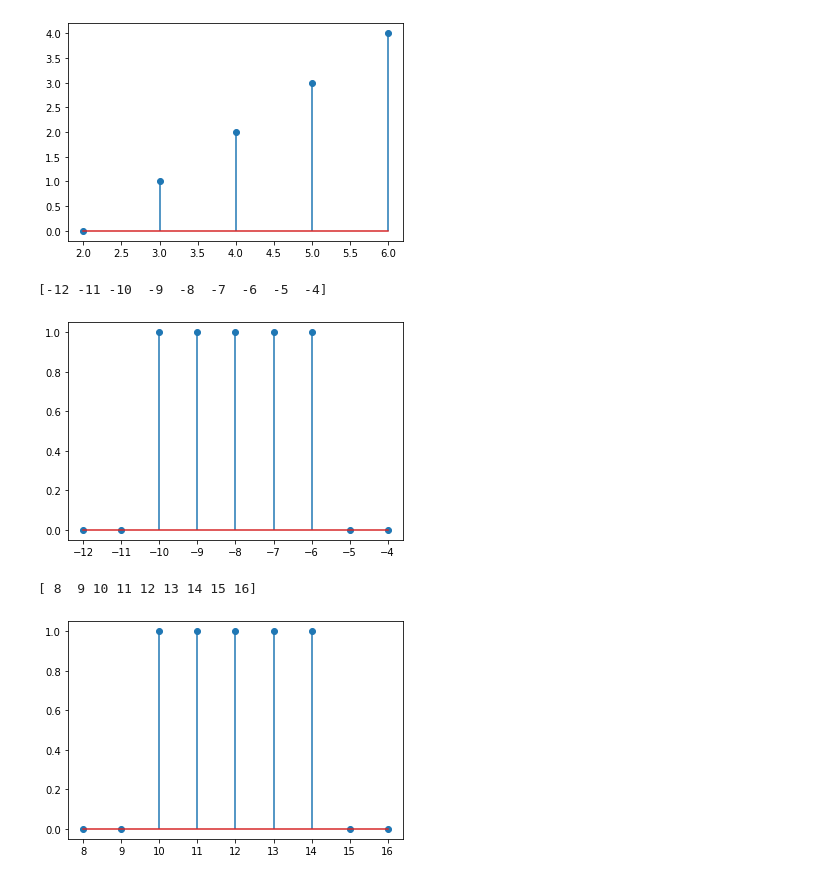
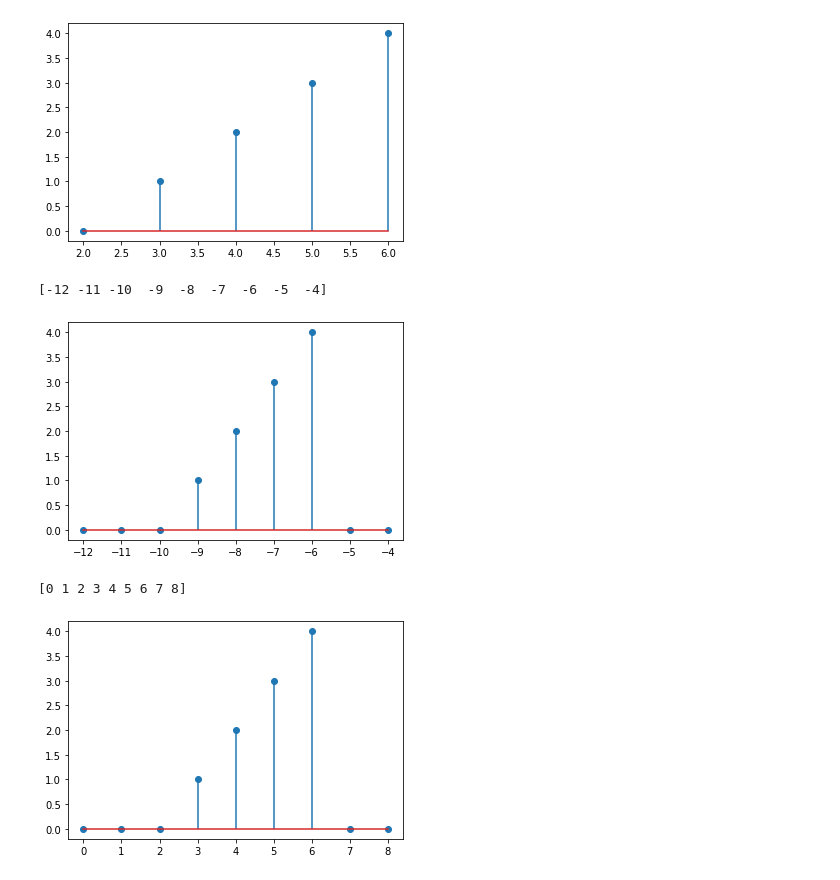
Before and after one commit to GUC-Notes/Signals-lab, a Jupyter notebook: Lab3.ipynb, the cells around one changed output. Drawn from its saved outputs; the diff is of its cells as text; code cells hidden in the pictures.

```diff
--- a/Lab3.ipynb
+++ b/Lab3.ipynb
@@ -84,16 +84,16 @@ sigShift(x1, n1, 2)
 [2 3 4 5 6]
 [figure]
 # %%
-f = lambda x : np.heaviside(x,1) - np.heaviside(x-5,1)
+f = lambda x : x* np.heaviside(x,1) - x *np.heaviside(x-5,1)
 # %%
 g = [f(x) for x in range(-2,7)]
 # %%
 sigShift(g,np.arange(-2,7),-10)
 # %% [output]
 [-12 -11 -10  -9  -8  -7  -6  -5  -4]
-[figure, old version]
+[figure, new version]
 # %%
-sigShift(g,np.arange(-2,7),10)
+sigShift(g,np.arange(-2,7),2)
 # %% [output]
-[ 8  9 10 11 12 13 14 15 16]
+[0 1 2 3 4 5 6 7 8]
-[figure, old version]
+[figure, new version]
```
